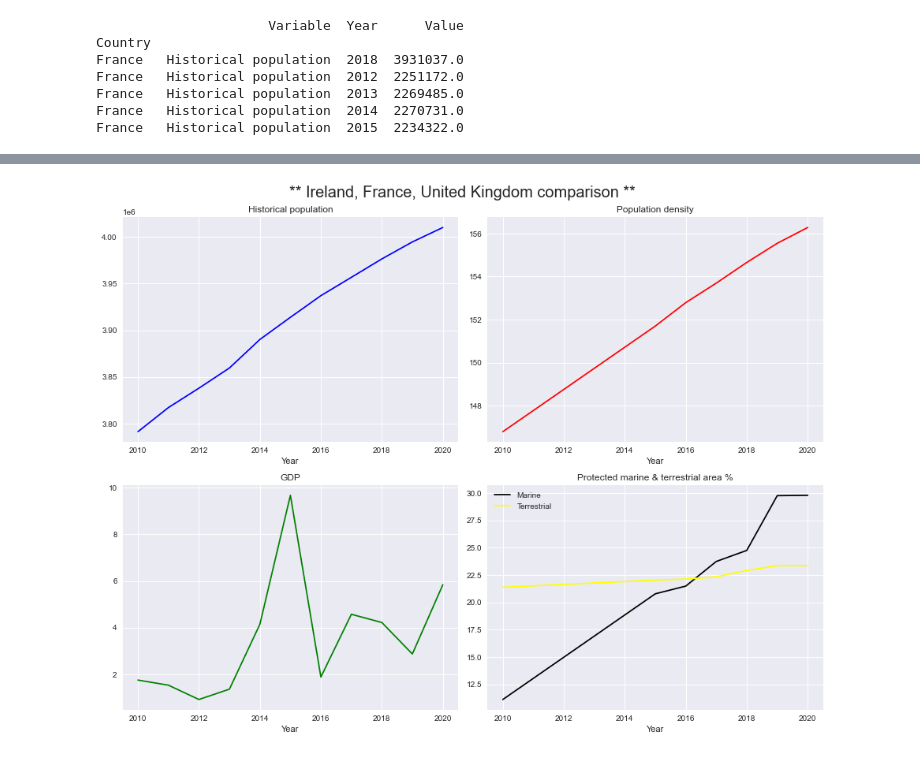
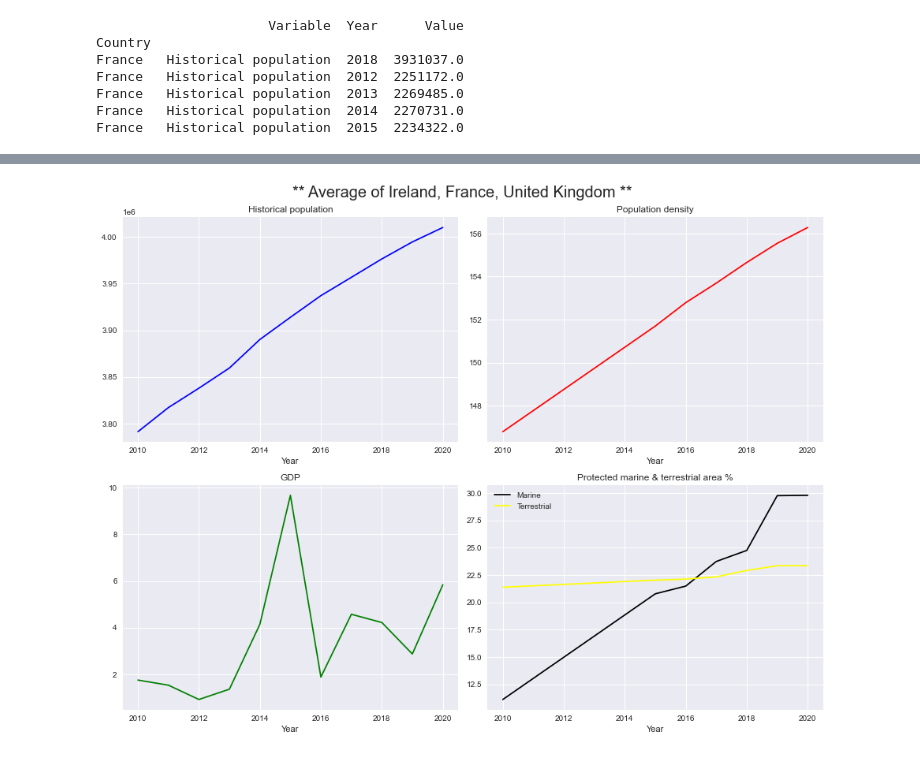
Before and after one commit to BoSuto/Data-analysis-for-business-March-2022-, a Jupyter notebook: Population, Economics & Green Growth.ipynb, the cells around one changed output, grey strips where cells are left out. Cells and saved outputs as stored; diff of their text form; code cells hidden in the pictures.

```diff
--- a/Population, Economics & Green Growth.ipynb
+++ b/Population, Economics & Green Growth.ipynb
@@ -1236,32 +1236,32 @@ def getAverageByYear(variableName):
     return concat_year.loc[concat_year["Variable"]==variableName].groupby(['Year'])['Value'].mean()
 
 
 gdp = getAverageByYear('Gross domestic product, volume, growth')
 pop = getAverageByYear('Historical population')
 green_pop = getAverageByYear('POPDEN')
 green_terr = getAverageByYear('PA_TERRESTRIAL')
 green_marine = getAverageByYear('PA_MARINE')
 
 
 fig2, ax2 = plt.subplots(2,2, figsize=(13,10))
-fig2.suptitle('** Ireland, France, United Kingdom comparison **', fontsize=20)
+fig2.suptitle('** Average of Ireland, France, United Kingdom **', fontsize=20)
 plt.style.use('seaborn')
 
 
 pop.plot(ax=ax2[0, 0],color='blue')
 green_pop.plot(ax=ax2[0,1],color='red')
 gdp.plot(ax=ax2[1, 0], color='green')
 green_marine.plot(ax=ax2[1, 1],color='black', label="Marine")
 green_terr.plot(ax=ax2[1, 1],color='yellow',label="Terrestrial")
 
 ax2[0,0].set_title('Historical population')
 ax2[0,1].set_title('Population density')
 ax2[1,0].set_title('GDP')
 ax2[1,1].set_title('Protected marine & terrestrial area %')
 ax2[1,1].legend(loc='upper left')
 
 
 
 plt.tight_layout()
 # %% [output]
-[figure, old version]
+[figure, new version]
```
Also changed, not shown: parts of 16 cells of this notebook.
